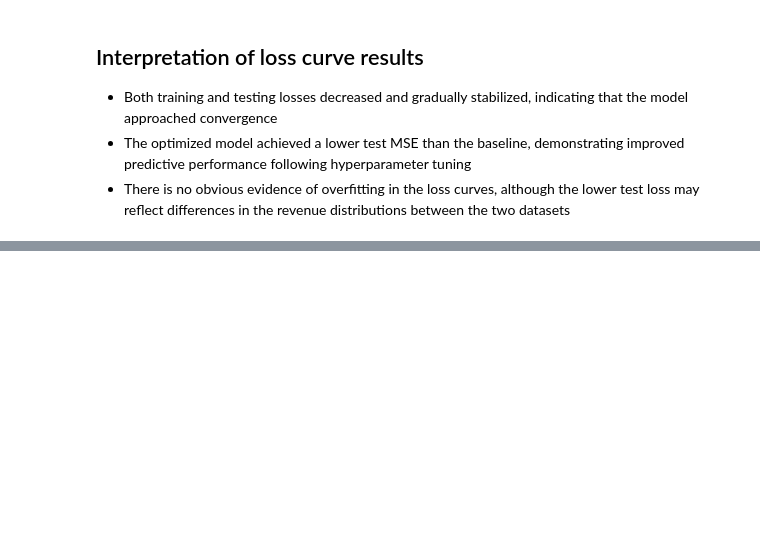
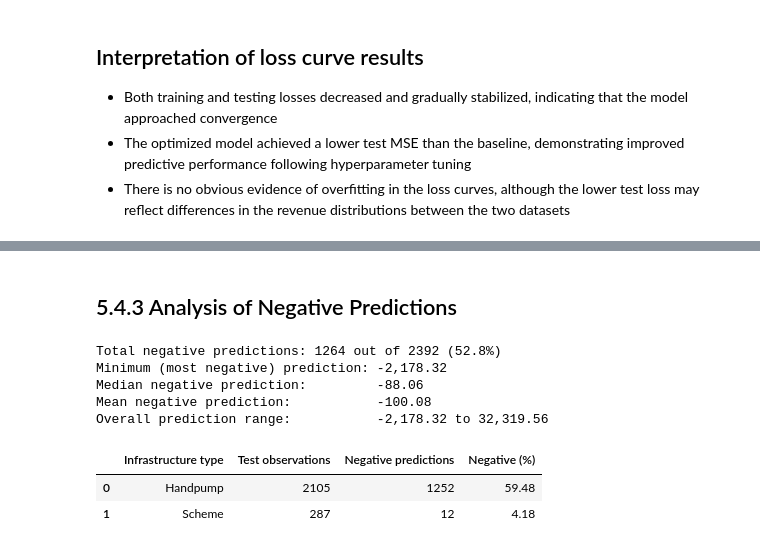
Before and after one commit to L-nsamba/linear_regression_model, a Jupyter notebook: summative/linear_regression/multivariate.ipynb, the cells around one changed output, grey strips where cells are left out. Cells and saved outputs as stored; diff of their text form; code cells hidden in the pictures; blank space fills up the shorter version.

```diff
--- a/summative/linear_regression/multivariate.ipynb
+++ b/summative/linear_regression/multivariate.ipynb
@@ -922,3 +930,61 @@ display(sgd_results_df)
 # %% [output]
 |  | Model | Train MSE | Test MSE | Test RMSE | Test MAE | Test R² | Negative Predictions | ... |
 | 0 | Optimized SGDRegressor | 1.291427e+06 | 744180.157984 | 862.658773 | 295.583493 | 0.763366 | 1264 | ... |
+# %% [markdown]
+## 5.4.3 Analysis of Negative Predictions
+# %%
+# Creating a Boolean mask and extracting negative predictions
+negative_mask = sgd_test_preds < 0
+negative_values = sgd_test_preds[negative_mask]
+
+# Calculating statistics for the negative predictions
+min_neg_pred = negative_values.min() if negative_values.size > 0 else None
+median_neg_pred = np.median(negative_values)
+mean_neg_pred = np.mean(negative_values)
+
+# Displaying negative prediction statistics and overall range for context
+print(
+    f"Total negative predictions: {len(negative_values)} out of"
+    f" {len(sgd_test_preds)} ({len(negative_values) / len(sgd_test_preds):.1%})"
+)
+print(f"Minimum (most negative) prediction: {min_neg_pred:,.2f}")
+print(f"Median negative prediction:         {median_neg_pred:,.2f}")
+print(f"Mean negative prediction:           {mean_neg_pred:,.2f}")
+print(
+    f"Overall prediction range:           {sgd_test_preds.min():,.2f} to"
+    f" {sgd_test_preds.max():,.2f}"
+)
+# %% [output]
+Total negative predictions: 1264 out of 2392 (52.8%)
+Minimum (most negative) prediction: -2,178.32
+Median negative prediction:         -88.06
+Mean negative prediction:           -100.08
+Overall prediction range:           -2,178.32 to 32,319.56
+# %%
+# Creating a temporary DataFrame using .values (or .to_numpy()) to prevent index mismatch
+neg_by_infra_df = pd.DataFrame({
+    "wp_type_cat": X_test["wp_type_cat"].to_numpy(),
+    "is_negative": sgd_test_preds < 0,
+})
+
+# Group by infrastructure type and compute count, negative count, and proportion
+infra_summary = (
+    neg_by_infra_df.groupby("wp_type_cat")["is_negative"]
+    .agg(["count", "sum", "mean"])
+    .reset_index()
+)
+
+# Format column names and convert proportion to percentage
+infra_summary.columns = [
+    "Infrastructure type",
+    "Test observations",
+    "Negative predictions",
+    "Negative (%)",
+]
+infra_summary["Negative (%)"] = (infra_summary["Negative (%)"] * 100).round(2)
+
+display(infra_summary)
+# %% [output]
+|  | Infrastructure type | Test observations | Negative predictions | Negative (%) |
+| 0 | Handpump | 2105 | 1252 | 59.48 |
+| 1 | Scheme | 287 | 12 | 4.18 |
```
Also changed, not shown: parts of 18 cells of this notebook.
